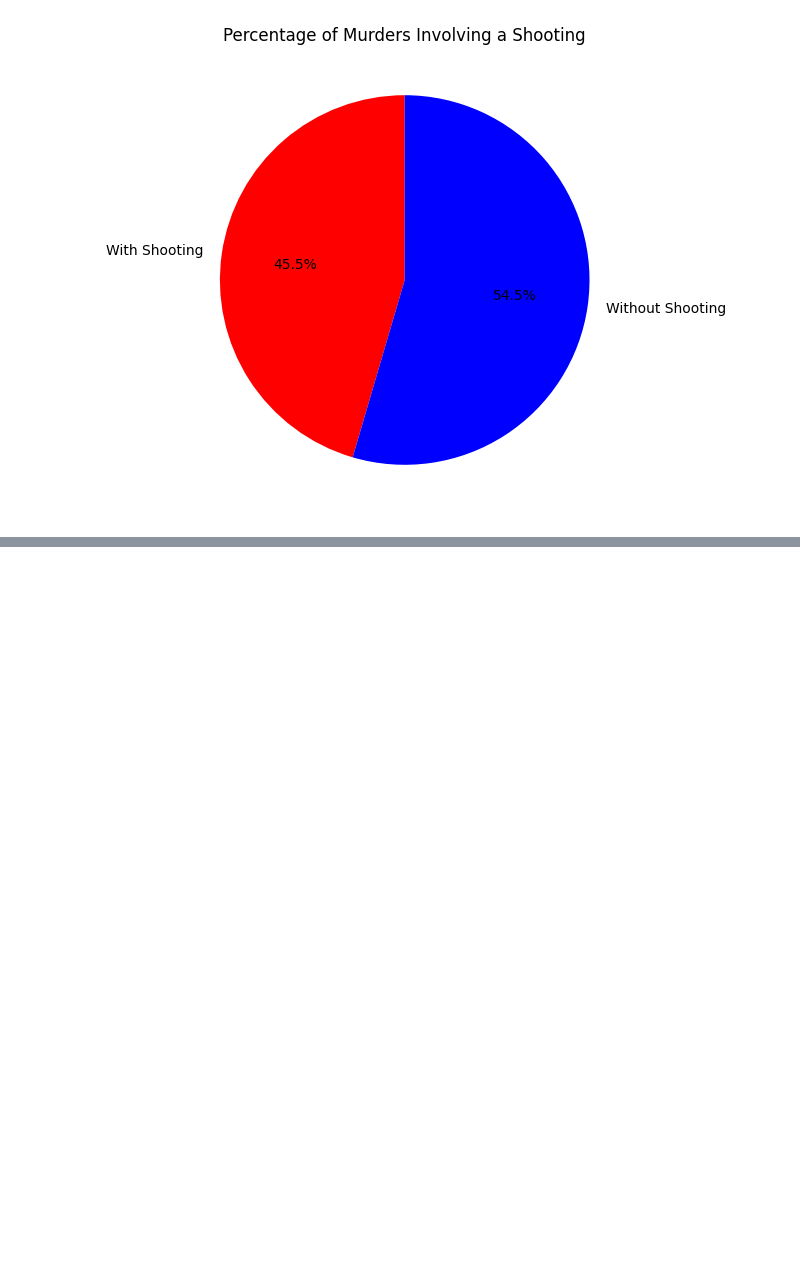
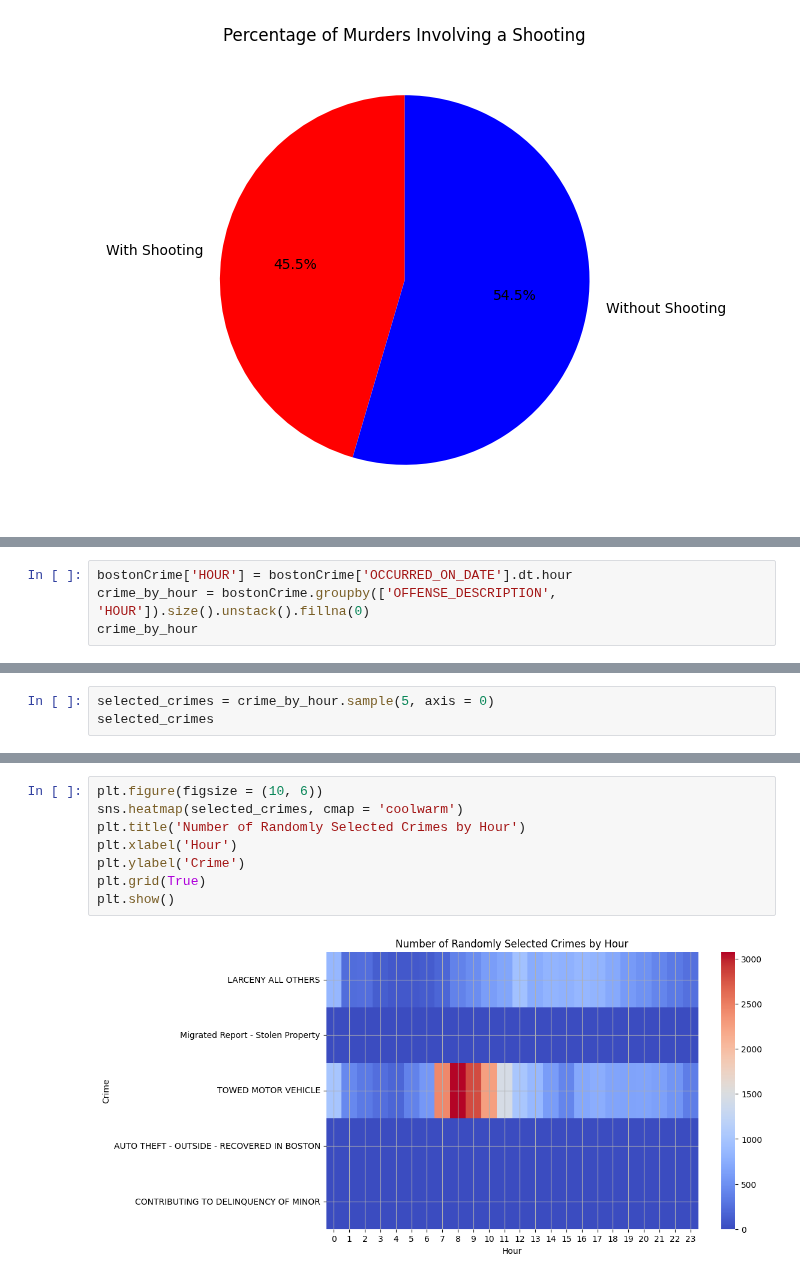
Before and after one commit to O4b1t/data-science-2024F, a Jupyter notebook: unit3/Unit3Project.ipynb, the cells around one changed output, grey strips where cells are left out. Drawn from its saved outputs; the diff is of its cells as text; blank space fills up the shorter version.

```diff
--- a/unit3/Unit3Project.ipynb
+++ b/unit3/Unit3Project.ipynb
@@ -198,0 +228,4 @@ plt.show()
+# %%
+bostonCrime['HOUR'] = bostonCrime['OCCURRED_ON_DATE'].dt.hour
+crime_by_hour = bostonCrime.groupby(['OFFENSE_DESCRIPTION', 'HOUR']).size().unstack().fillna(0)
+crime_by_hour
@@ -198,0 +247,3 @@ plt.show()
+# %%
+selected_crimes = crime_by_hour.sample(5, axis = 0)
+selected_crimes
@@ -198,0 +259,10 @@ plt.show()
+# %%
+plt.figure(figsize = (10, 6))
+sns.heatmap(selected_crimes, cmap = 'coolwarm')
+plt.title('Number of Randomly Selected Crimes by Hour')
+plt.xlabel('Hour')
+plt.ylabel('Crime')
+plt.grid(True)
+plt.show()
+# %% [output]
+[figure, added]
```
Also changed, not shown: parts of 4 cells of this notebook.
